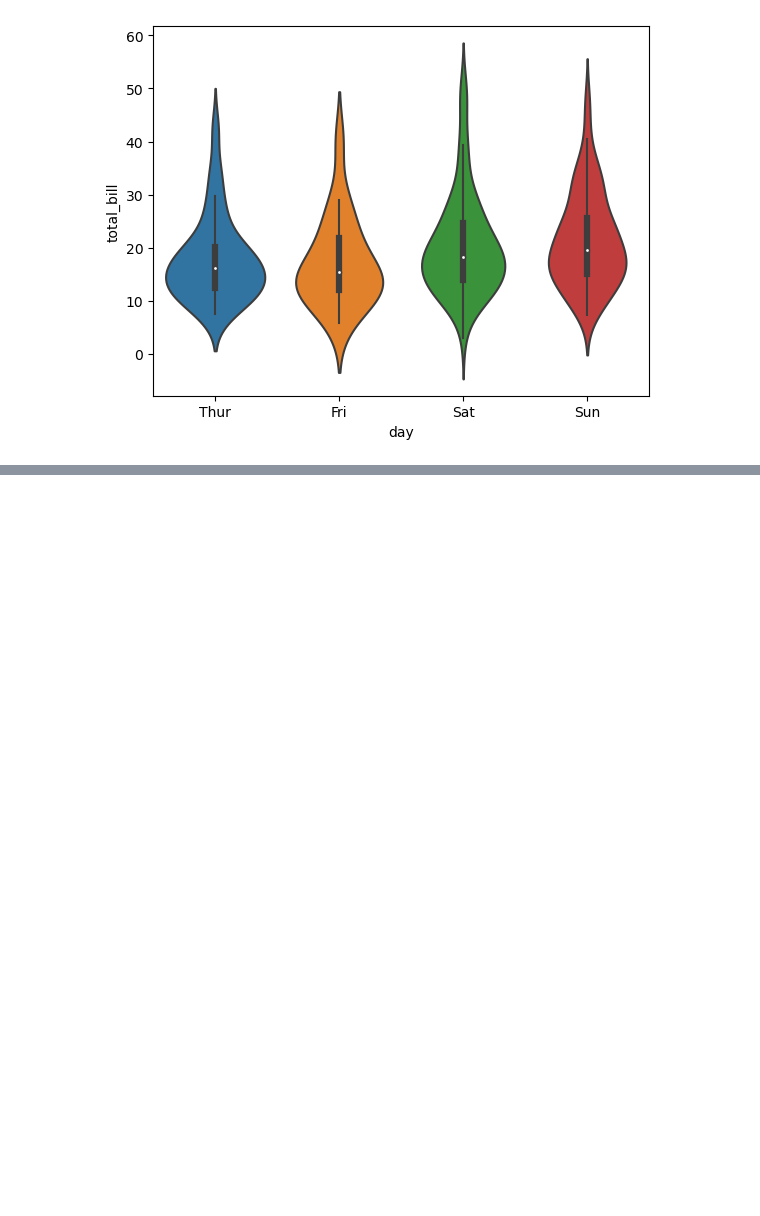
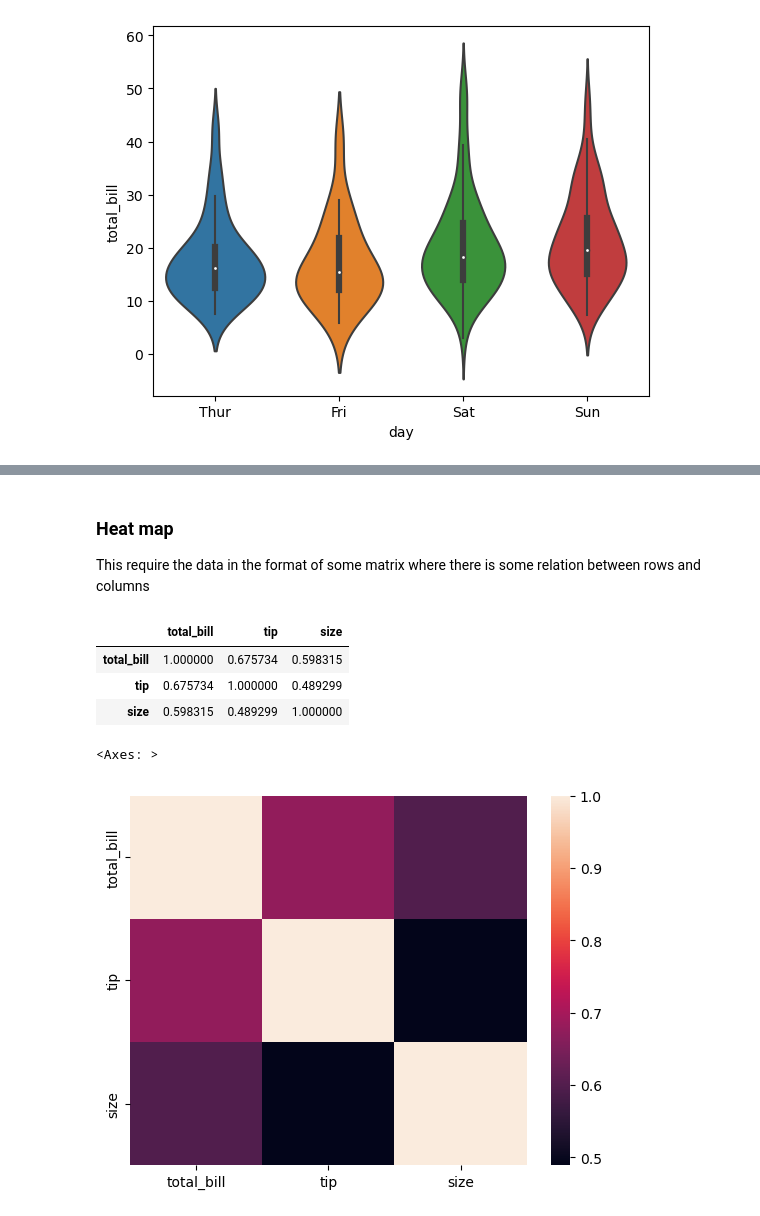
Before and after one commit to fahamin5149/Python-for-DS, a Jupyter notebook: 5-Seaborn/Seaborn.ipynb, the cells around one changed output, grey strips where cells are left out. Saved outputs shown, nothing was run; the diff lists cells and outputs as text; code cells hidden in the pictures; blank space fills up the shorter version.

```diff
--- a/5-Seaborn/Seaborn.ipynb
+++ b/5-Seaborn/Seaborn.ipynb
@@ -204,0 +247,17 @@ sns.violinplot(x='day', y= 'total_bill', data=tips)
+# %% [markdown]
+### Heat map
+
+This require the data in the format of some matrix where there is some relation between rows and columns
+# %%
+tx=tips.corr()
+tx
+# %% [output]
+|  | total_bill | tip | size |
+| total_bill | 1.000000 | 0.675734 | 0.598315 |
+| tip | 0.675734 | 1.000000 | 0.489299 |
+| size | 0.598315 | 0.489299 | 1.000000 |
+# %%
+sns.heatmap(tx)
+# %% [output]
+<Axes: >
+[figure, added]
```
Also changed, not shown: parts of 14 cells of this notebook.
